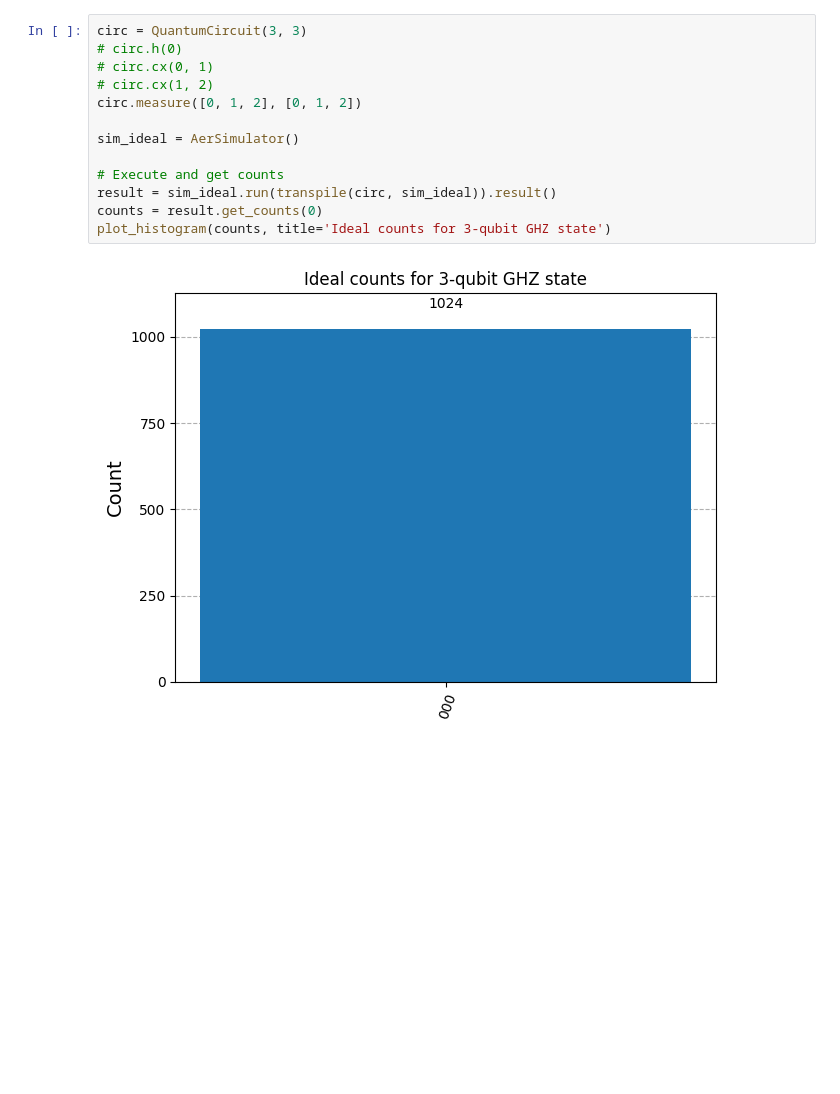
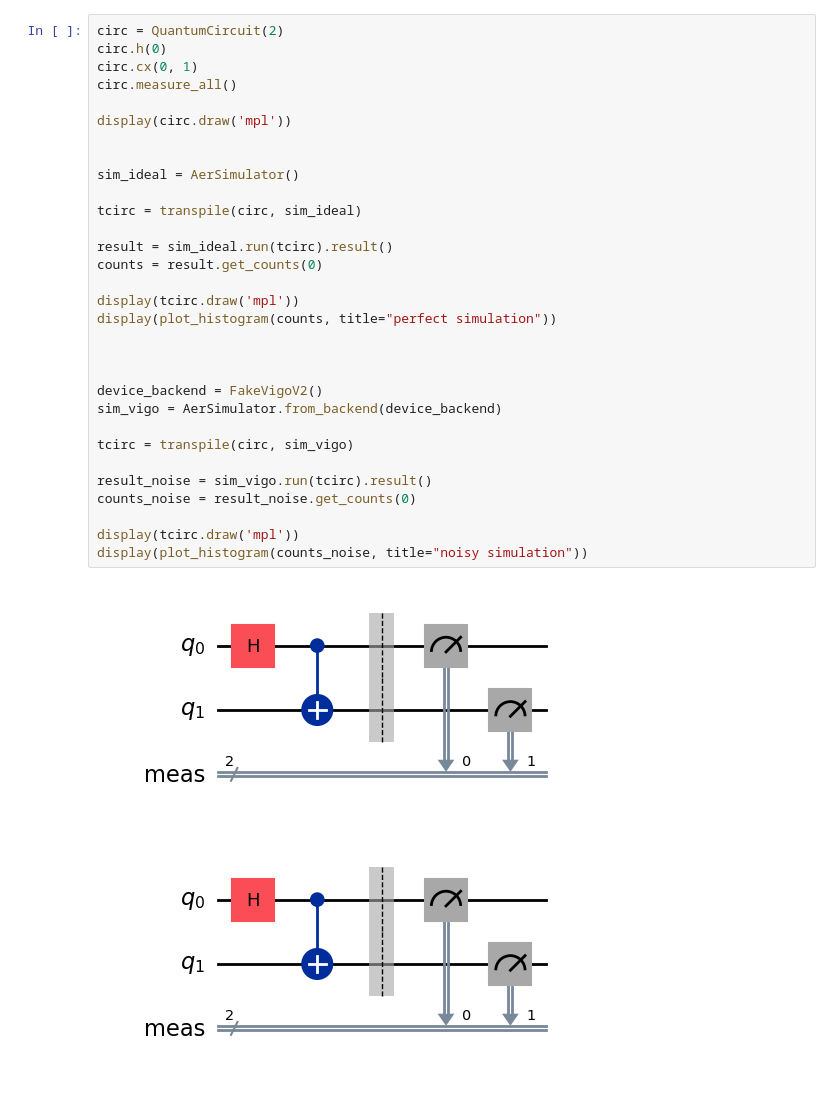
Before and after one commit to filipkojro/qw-defects, a Jupyter notebook: tests.ipynb, the cells around one changed output. Cells and saved outputs as stored; diff of their text form; blank space fills up the shorter version.

```diff
--- a/tests.ipynb
+++ b/tests.ipynb
@@ -9,15 +15,34 @@ from qiskit_ibm_runtime.fake_provider import FakeVigoV2
 # %%
-circ = QuantumCircuit(3, 3)
-# circ.h(0)
-# circ.cx(0, 1)
-# circ.cx(1, 2)
-circ.measure([0, 1, 2], [0, 1, 2])
+circ = QuantumCircuit(2)
+circ.h(0)
+circ.cx(0, 1)
+circ.measure_all()
+
+display(circ.draw('mpl'))
+
 
 sim_ideal = AerSimulator()
 
-# Execute and get counts
-result = sim_ideal.run(transpile(circ, sim_ideal)).result()
+tcirc = transpile(circ, sim_ideal)
+
+result = sim_ideal.run(tcirc).result()
 counts = result.get_counts(0)
-plot_histogram(counts, title='Ideal counts for 3-qubit GHZ state')
+
+display(tcirc.draw('mpl'))
+display(plot_histogram(counts, title="perfect simulation"))
+
+
+
+device_backend = FakeVigoV2()
+sim_vigo = AerSimulator.from_backend(device_backend)
+
+tcirc = transpile(circ, sim_vigo)
+
+result_noise = sim_vigo.run(tcirc).result()
+counts_noise = result_noise.get_counts(0)
+
+display(tcirc.draw('mpl'))
+display(plot_histogram(counts_noise, title="noisy simulation"))
 # %% [output]
-[figure, old version]
+[figure, new version]
+[figure, added]
```
Also changed, not shown: parts of 5 cells of this notebook, 2 other files.
